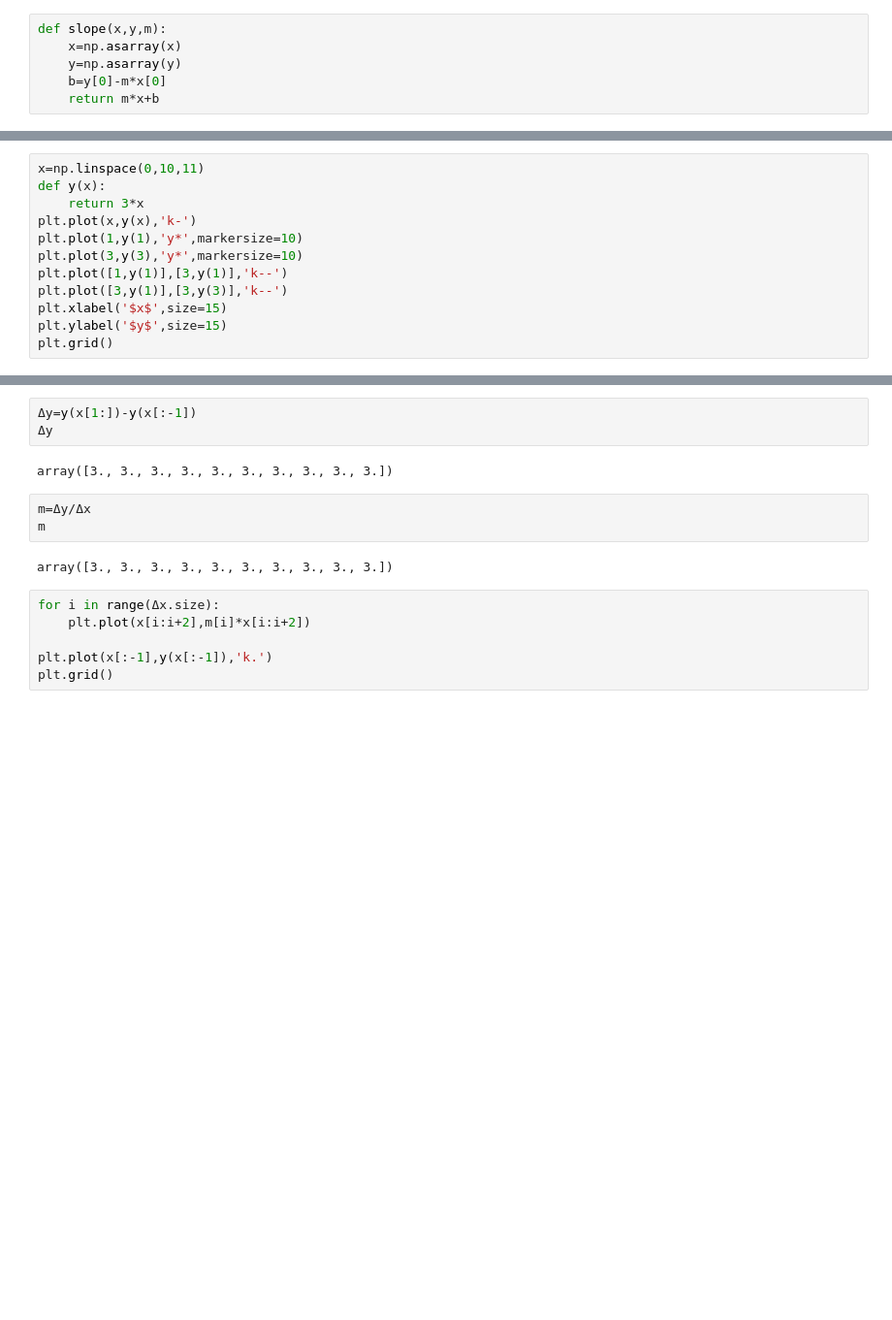
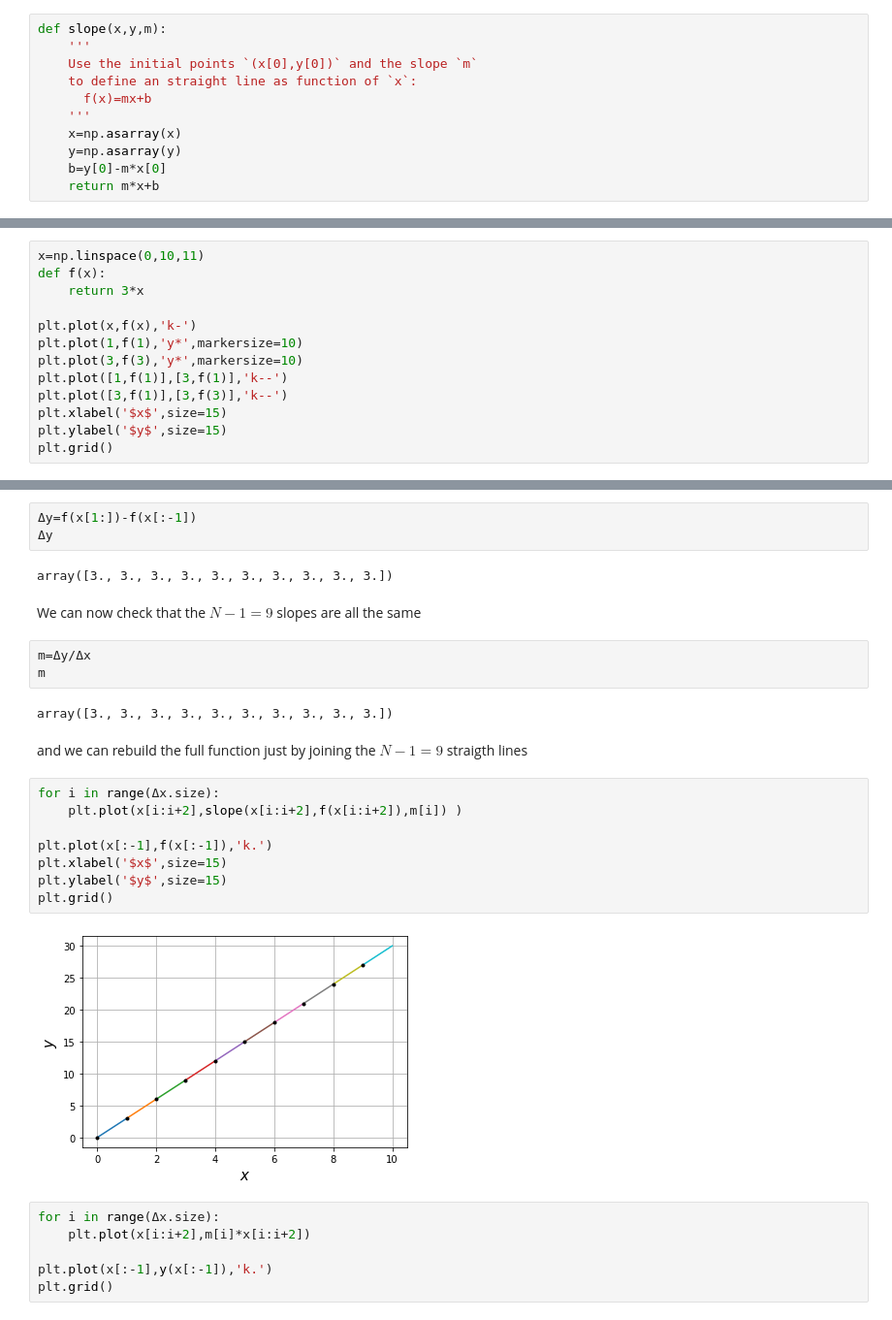
Before and after one commit to restrepo/Calculus, a Jupyter notebook: Differential_Calculus.ipynb, the cells around one changed output, grey strips where cells are left out. Shown at 97% size. Cells and saved outputs as stored; diff of their text form; blank space fills up the shorter version.

```diff
--- a/Differential_Calculus.ipynb
+++ b/Differential_Calculus.ipynb
@@ -50,6 +51,11 @@ plt.plot()
 We want to define the _straigth line_ which passes for two points of some curve with some spacing $\Delta x$. We need the set of $x$-points, with some spacing $\Delta x$, the evaluation of some function $f(x)$ of those points, and the _slope_ of the straight line. The corresponding function, implementing eq.(1), is shown below
 # %%
 def slope(x,y,m):
+    '''
+    Use the initial points `(x[0],y[0])` and the slope `m`
+    to define an straight line as function of `x`:
+      f(x)=mx+b
+    '''
     x=np.asarray(x)
     y=np.asarray(y)
     b=y[0]-m*x[0]
@@ -97,12 +86,13 @@ array([ 0.,  3.,  6.,  9., 12., 15., 18., 21., 24., 27., 30.])
 # %%
 x=np.linspace(0,10,11)
-def y(x):
+def f(x):
     return 3*x
-plt.plot(x,y(x),'k-')
-plt.plot(1,y(1),'y*',markersize=10)
-plt.plot(3,y(3),'y*',markersize=10)
-plt.plot([1,y(1)],[3,y(1)],'k--')
-plt.plot([3,y(1)],[3,y(3)],'k--')
+
+plt.plot(x,f(x),'k-')
+plt.plot(1,f(1),'y*',markersize=10)
+plt.plot(3,f(3),'y*',markersize=10)
+plt.plot([1,f(1)],[3,f(1)],'k--')
+plt.plot([3,f(1)],[3,f(3)],'k--')
 plt.xlabel('$x$',size=15)
 plt.ylabel('$y$',size=15)
 plt.grid()
@@ -136,13 +130,27 @@ array([1., 1., 1., 1., 1., 1., 1., 1., 1., 1.])
 # %%
-Δy=y(x[1:])-y(x[:-1])
+Δy=f(x[1:])-f(x[:-1])
 Δy
 # %% [output]
 array([3., 3., 3., 3., 3., 3., 3., 3., 3., 3.])
+# %% [markdown]
+We can now check that the $N-1=9$ slopes are all the same
 # %%
 m=Δy/Δx
 m
 # %% [output]
 array([3., 3., 3., 3., 3., 3., 3., 3., 3., 3.])
+# %% [markdown]
+and we can rebuild the full function just by joining the $N-1=9$ straigth lines
+# %%
+for i in range(Δx.size):
+    plt.plot(x[i:i+2],slope(x[i:i+2],f(x[i:i+2]),m[i]) )
+
+plt.plot(x[:-1],f(x[:-1]),'k.')
+plt.xlabel('$x$',size=15)
+plt.ylabel('$y$',size=15)
+plt.grid()
+# %% [output]
+[figure, added]
 # %%
 for i in range(Δx.size):
     plt.plot(x[i:i+2],m[i]*x[i:i+2])
```
Also changed, not shown: parts of 17 cells of this notebook.
